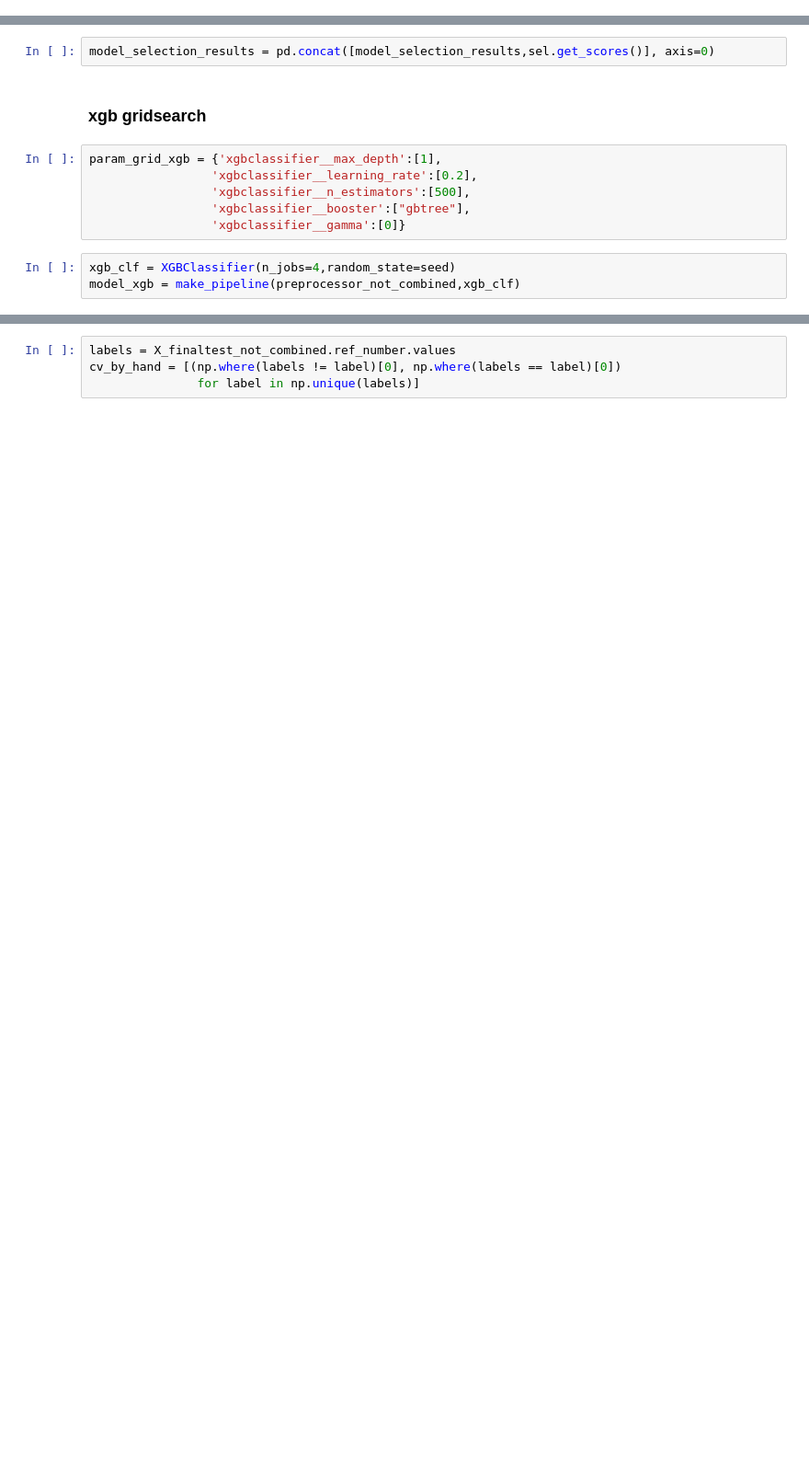
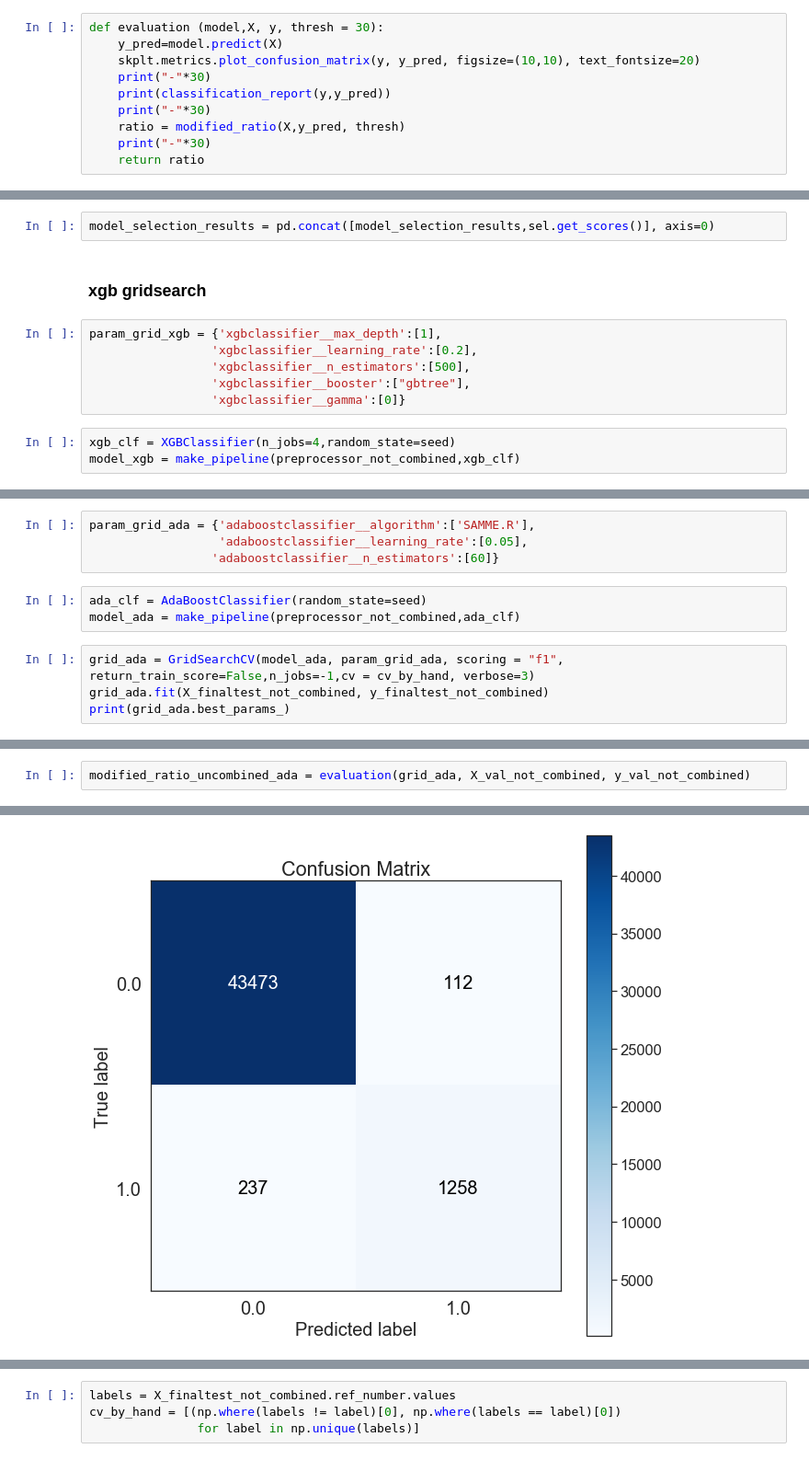
Before and after one commit to Karsten-Yan/ky-nf-capstone, a Jupyter notebook: 2_Predictive_Modelling.ipynb, the cells around one changed output, grey strips where cells are left out. Shown at 92% size. Saved outputs shown, nothing was run; the diff lists cells and outputs as text; blank space fills up the shorter version.

```diff
--- a/2_Predictive_Modelling.ipynb
+++ b/2_Predictive_Modelling.ipynb
@@ -261,3 +297,13 @@ def modified_ratio(X, y, threshold = 0):
+# %%
+def evaluation (model,X, y, thresh = 30):
+    y_pred=model.predict(X)
+    skplt.metrics.plot_confusion_matrix(y, y_pred, figsize=(10,10), text_fontsize=20)
+    print("-"*30)
+    print(classification_report(y,y_pred))
+    print("-"*30)
+    ratio = modified_ratio(X,y_pred, thresh)
+    print("-"*30)
+    return ratio
 # %% [markdown]
 ## baseline
 # %%
@@ -305,0 +384,11 @@ model_xgb = make_pipeline(preprocessor_not_combined,xgb_clf)
+# %%
+param_grid_ada = {'adaboostclassifier__algorithm':['SAMME.R'],
+                  'adaboostclassifier__learning_rate':[0.05],
+                 'adaboostclassifier__n_estimators':[60]}
+# %%
+ada_clf = AdaBoostClassifier(random_state=seed)
+model_ada = make_pipeline(preprocessor_not_combined,ada_clf)
+# %%
+grid_ada = GridSearchCV(model_ada, param_grid_ada, scoring = "f1", return_train_score=False,n_jobs=-1,cv = cv_by_hand, verbose=3)
+grid_ada.fit(X_finaltest_not_combined, y_finaltest_not_combined)
+print(grid_ada.best_params_)
@@ -305,0 +400,3 @@ model_xgb = make_pipeline(preprocessor_not_combined,xgb_clf)
+# %%
+modified_ratio_uncombined_ada = evaluation(grid_ada, X_val_not_combined, y_val_not_combined)
+# %% [output]
@@ -305,0 +420 @@ model_xgb = make_pipeline(preprocessor_not_combined,xgb_clf)
+[figure, added]
```
Also changed, not shown: parts of 122 cells of this notebook, 5 other files.
